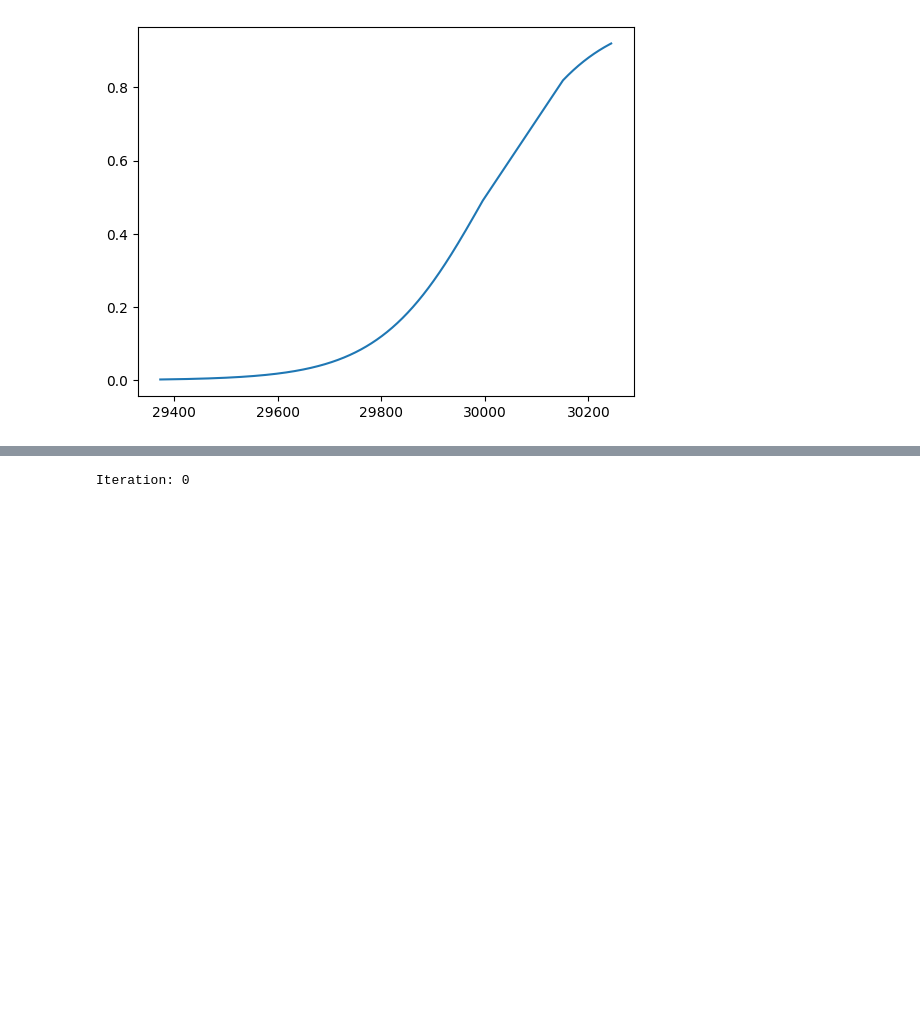
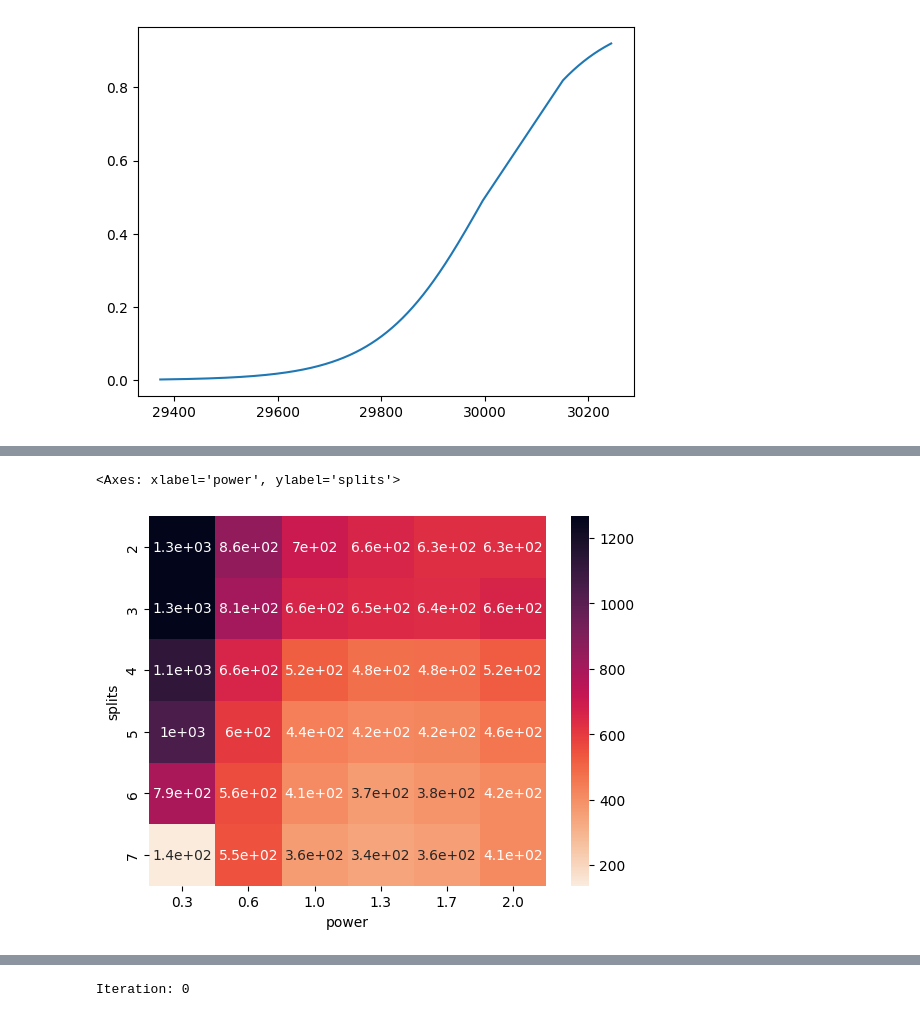
Before and after one commit to Sauciu1/BO-Coli, a Jupyter notebook: binary_split_simulation.ipynb, the cells around one changed output, grey strips where cells are left out. Saved outputs shown, nothing was run; the diff lists cells and outputs as text; code cells hidden in the pictures; blank space fills up the shorter version.

```diff
--- a/binary_split_simulation.ipynb
+++ b/binary_split_simulation.ipynb
@@ -62,0 +64,17 @@ AttributeError: QuadMesh.set() got an unexpected keyword argument 'x'
+# %%
+center_space = np.linspace(1e2, 2e5, 100)
+power_space = np.linspace(0.3, 2, 6)
+split_space = np.arange(2, 8)
+
+pivot = run_simulations(center_space, power_space, split_space)
+
+
+sns.heatmap(
+    pivot,
+    annot=True,
+   # fmt="d",  # integer format for annotations
+    cmap=sns.color_palette("rocket_r", as_cmap=True)
+)
+# %% [output]
+<Axes: xlabel='power', ylabel='splits'>
+[figure, added]
```
Also changed, not shown: parts of 5 cells of this notebook.
